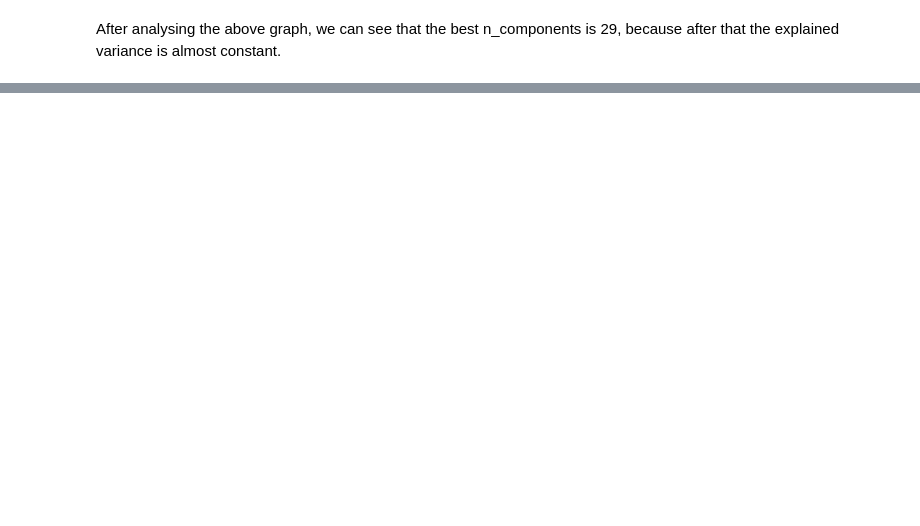
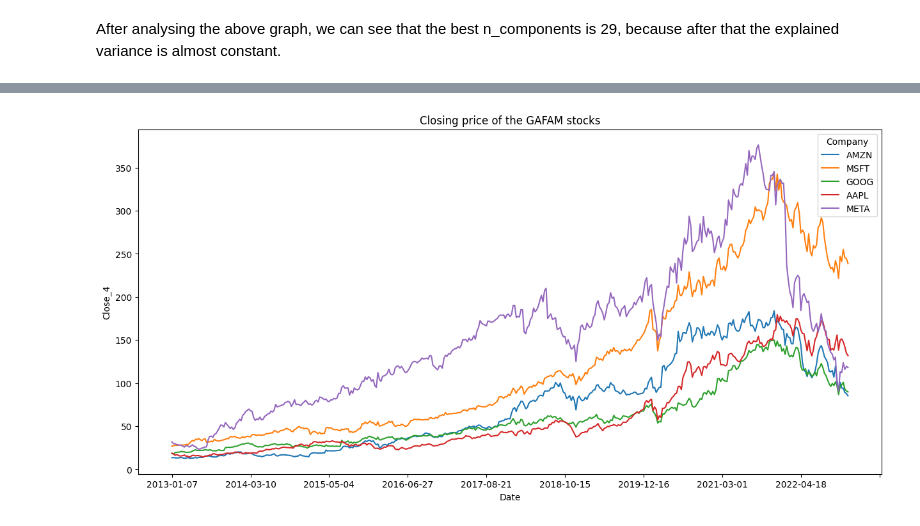
Before and after one commit to B-Manitas/StockMarketML, a Jupyter notebook: main.ipynb, the cells around one changed output, grey strips where cells are left out. Drawn from its saved outputs; the diff is of its cells as text; code cells hidden in the pictures; blank space fills up the shorter version.

```diff
--- a/main.ipynb
+++ b/main.ipynb
@@ -190,0 +266,12 @@ Cross validation scores: [0.96857231 0.9676337  0.97032996 0.97130432 0.97135026
+# %%
+GAFAM = ["GOOG", "AMZN", "META", "AAPL", "MSFT"]
+GAFAM = dataframe[dataframe["Company"].isin(GAFAM)]
+
+# Plot the closing price of the GAFAM stocks
+plt.figure(figsize=(15, 7))
+ax = sns.lineplot(x="Date", y="Close_4", hue="Company", data=GAFAM)
+ax.xaxis.set_major_locator(plt.MaxNLocator(10))
+plt.title("Closing price of the GAFAM stocks")
+plt.show()
+# %% [output]
+[figure, added]
```
Also changed, not shown: parts of 74 cells of this notebook.
